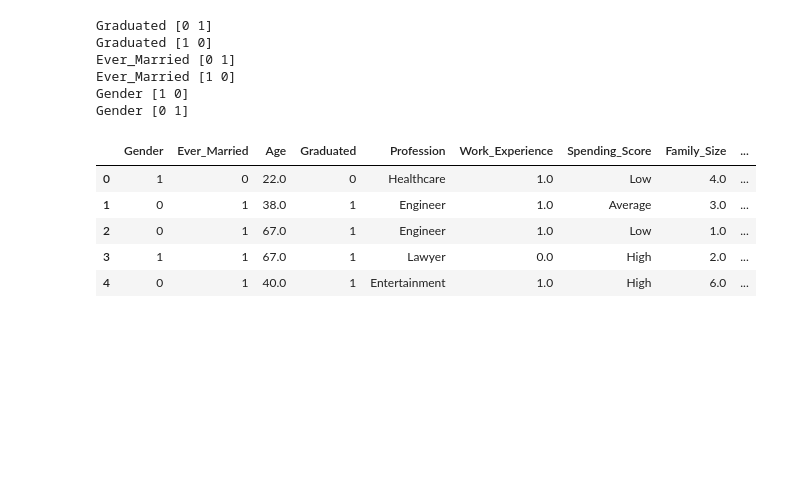
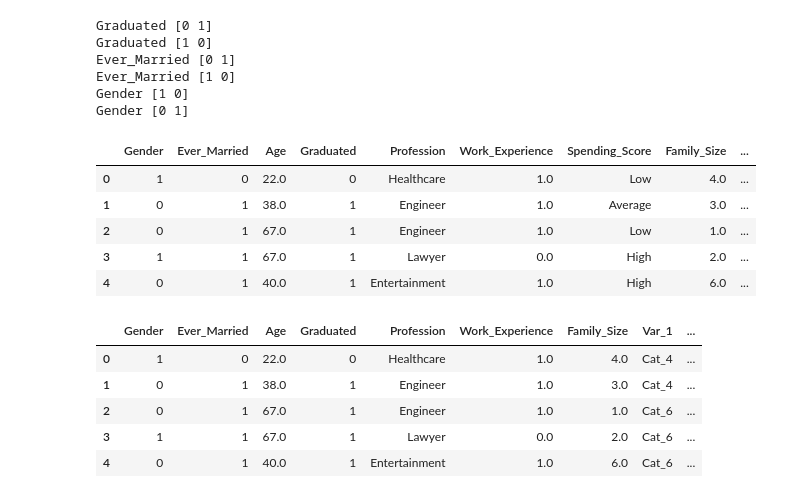
Before and after one commit to lakpalama7/data_science, a Jupyter notebook: customer segmentation classification/customer segmentation classification.ipynb, the cells around one changed output. Saved outputs shown, nothing was run; the diff lists cells and outputs as text; code cells hidden in the pictures; blank space fills up the shorter version.

```diff
--- a/customer segmentation classification/customer segmentation classification.ipynb
+++ b/customer segmentation classification/customer segmentation classification.ipynb
@@ -472,0 +475,22 @@ train_data.head()
+# %%
+onehot = OneHotEncoder()
+onehot_for_spendingscore = (onehot.fit_transform(train_data[['Spending_Score']])).toarray()
+onehot_for_spendingscore_test = (onehot.fit_transform(test_data[['Spending_Score']])).toarray()
+# %%
+spending = pd.DataFrame(onehot_for_spendingscore,columns=onehot.get_feature_names_out(), index=train_data.index)
+spending_test = pd.DataFrame(onehot_for_spendingscore_test, columns=onehot.get_feature_names_out(), index=test_data.index)
+
+train_data = pd.concat([train_data, spending], axis=1)
+test_data=pd.concat([test_data,spending_test], axis=1)
+
+train_data = train_data.drop('Spending_Score', axis=1)
+test_data = test_data.drop('Spending_Score',axis=1)
+# %%
+train_data.head()
+# %% [output]
+|  | Gender | Ever_Married | Age | Graduated | Profession | Work_Experience | Family_Size | Var_1 | ... |
+| 0 | 1 | 0 | 22.0 | 0 | Healthcare | 1.0 | 4.0 | Cat_4 | ... |
+| 1 | 0 | 1 | 38.0 | 1 | Engineer | 1.0 | 3.0 | Cat_4 | ... |
+| 2 | 0 | 1 | 67.0 | 1 | Engineer | 1.0 | 1.0 | Cat_6 | ... |
+| 3 | 1 | 1 | 67.0 | 1 | Lawyer | 0.0 | 2.0 | Cat_6 | ... |
+| 4 | 0 | 1 | 40.0 | 1 | Entertainment | 1.0 | 6.0 | Cat_6 | ... |
```
Also changed, not shown: parts of 32 cells of this notebook, 1 other file.
